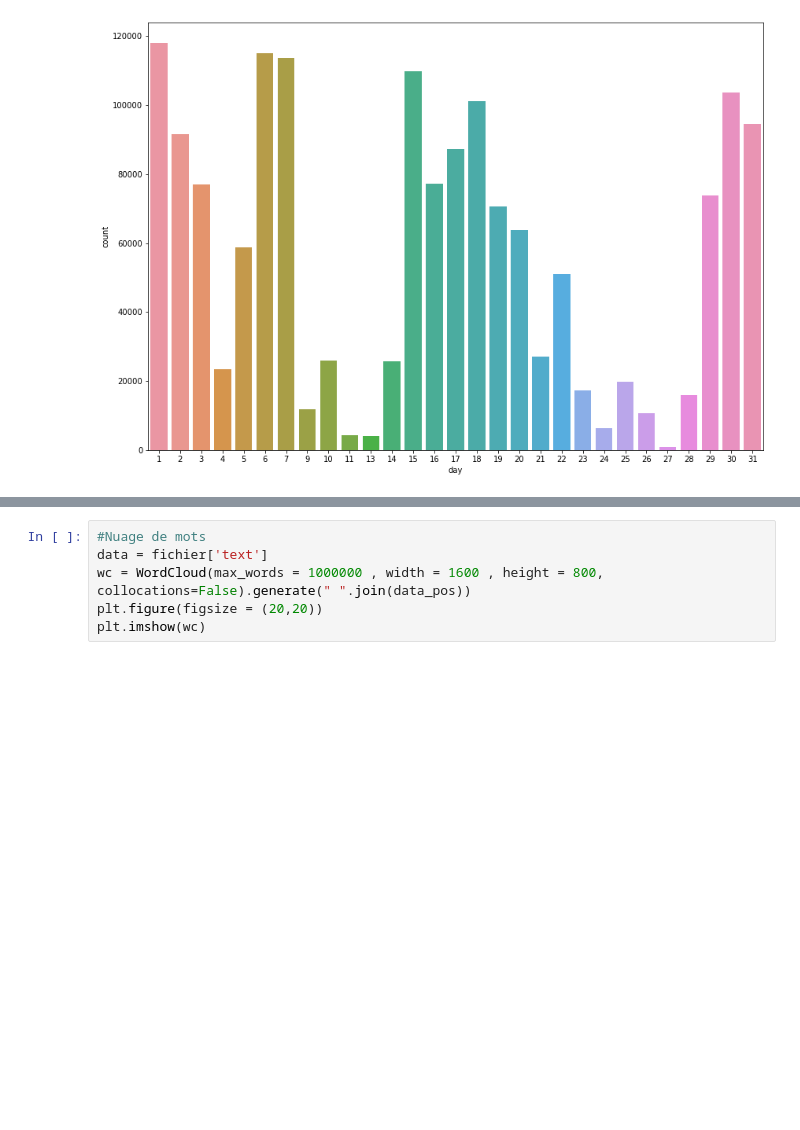
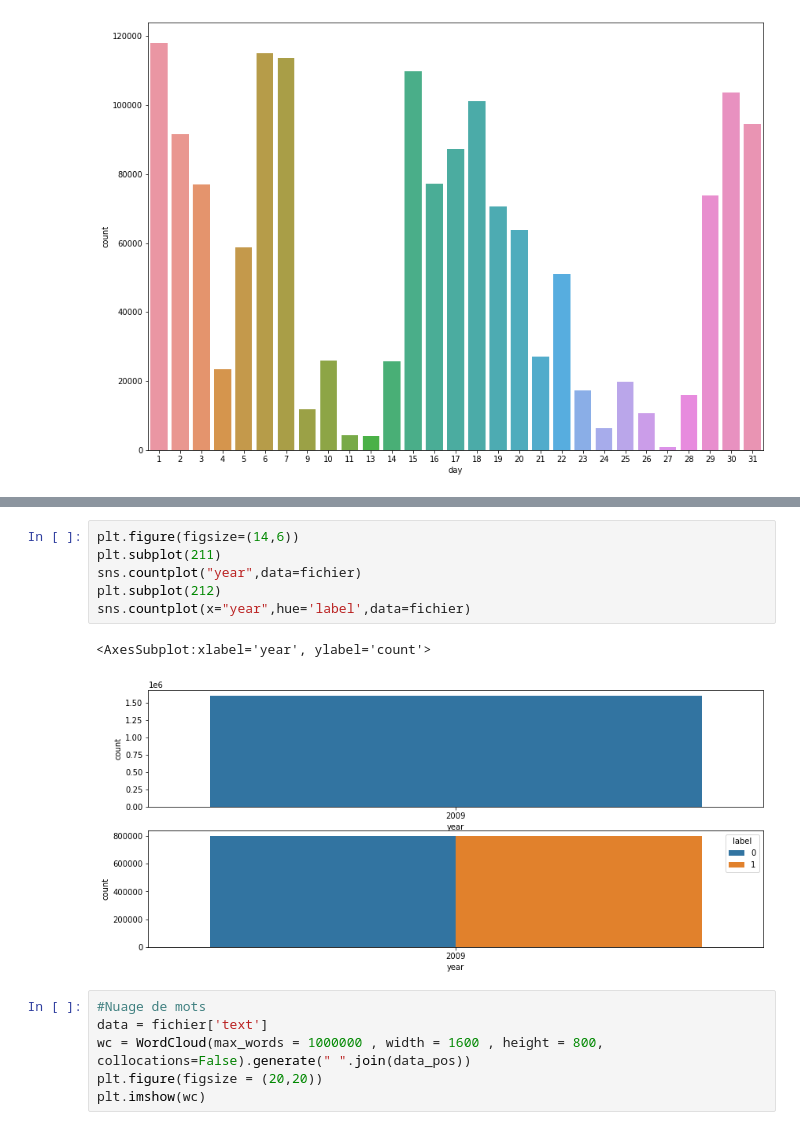
Before and after one commit to textSolver34761/ML-NLP, a Jupyter notebook: Untitled.ipynb, the cells around one changed output, grey strips where cells are left out. Drawn from its saved outputs; the diff is of its cells as text; blank space fills up the shorter version.

```diff
--- a/Untitled.ipynb
+++ b/Untitled.ipynb
@@ -65,3 +79,12 @@ sns.countplot("day",data=fichier)
+# %%
+plt.figure(figsize=(14,6))
+plt.subplot(211)
+sns.countplot("year",data=fichier)
+plt.subplot(212)
+sns.countplot(x="year",hue='label',data=fichier)
+# %% [output]
+<AxesSubplot:xlabel='year', ylabel='count'>
+[figure, added]
 # %%
 #Nuage de mots
 data = fichier['text']
```
Also changed, not shown: parts of 8 cells of this notebook.
